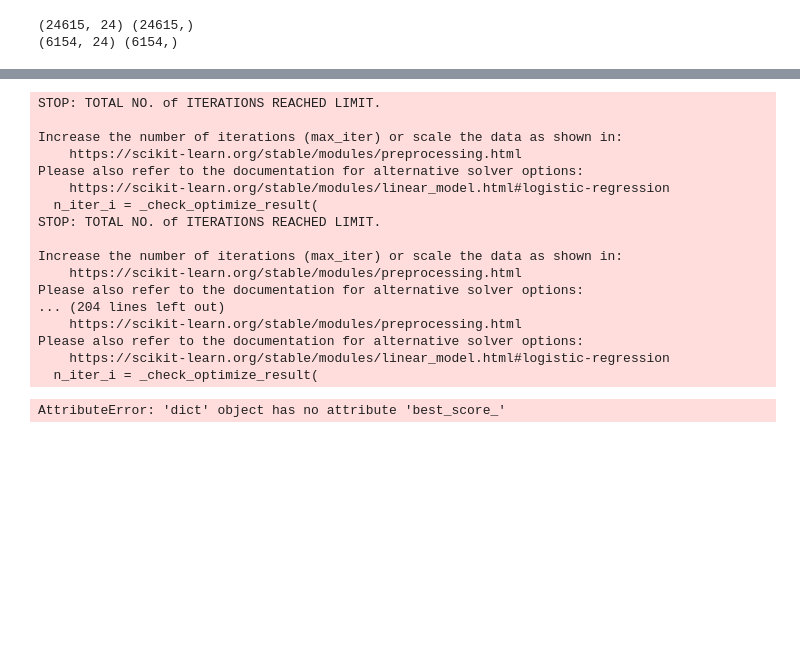
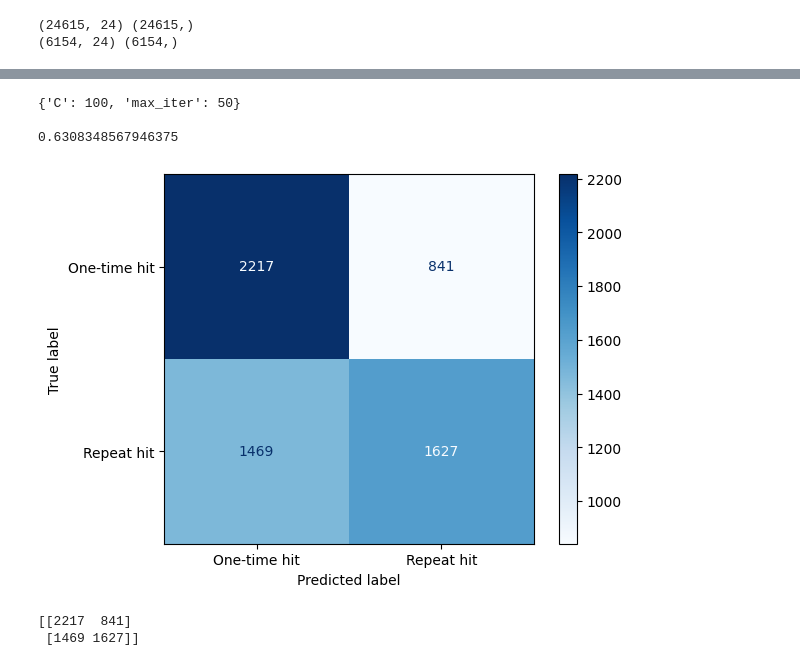
Before and after one commit to Thampi-hub/Springboard_RT, a Jupyter notebook: Capstone_2/2_DataWrangling/readData.ipynb, the cells around one changed output, grey strips where cells are left out. Drawn from its saved outputs; the diff is of its cells as text; code cells hidden in the pictures; blank space fills up the shorter version.

```diff
--- a/Capstone_2/2_DataWrangling/readData.ipynb
+++ b/Capstone_2/2_DataWrangling/readData.ipynb
@@ -390,6 +391,6 @@ modelData.head()
 # %%
-X = modelData.drop("trend_cat", axis=1)
-y = modelData['trend_cat']
+X = modelData.drop("trend_cat_coded", axis=1)
+y = modelData['trend_cat_coded']
 Xtrain, Xtest, ytrain, ytest = train_test_split(X, y,train_size = 0.80, random_state = 42)
                                                 # , stratify = y)
 
@@ -417,32 +411,32 @@ Please also refer to the documentation for alternative solver options:
 # %%
-lr_params = {'penalty' : ['l1','l2','elasticnet'],
-             'C' : [0.01, 0.1, 1, 10, 100],
-            #  'solver' : ['liblinear', 'sag', 'saga', 'lbfgs']
-             }
+lr_params = {'max_iter' : [50, 100, 300, 500],
+             'C' : [0.01, 0.1, 1, 10, 100]
+            }
 
 gridsearch_lr = GridSearchCV(lr, lr_params, cv=5)
 gridsearch_lr.fit(Xtrain, ytrain)
 lr_bestParams = gridsearch_lr.best_params_
-lr_bestParams.best_score_
+lr_bestScore = gridsearch_lr.best_score_
+lr_bestEstimator = gridsearch_lr.best_estimator_
+print(lr_bestParams, "\n")
+print(lr_bestScore)
 # %% [output]
-STOP: TOTAL NO. of ITERATIONS REACHED LIMIT.
+{'C': 100, 'max_iter': 50}
 
-Increase the number of iterations (max_iter) or scale the data as shown in:
-    https://scikit-learn.org/stable/modules/preprocessing.html
-Please also refer to the documentation for alternative solver options:
-    https://scikit-learn.org/stable/modules/linear_model.html#logistic-regression
-  n_iter_i = _check_optimize_result(
-STOP: TOTAL NO. of ITERATIONS REACHED LIMIT.
-
-Increase the number of iterations (max_iter) or scale the data as shown in:
-    https://scikit-learn.org/stable/modules/preprocessing.html
-Please also refer to the documentation for alternative solver options:
-... (204 lines left out)
-    https://scikit-learn.org/stable/modules/preprocessing.html
-Please also refer to the documentation for alternative solver options:
-    https://scikit-learn.org/stable/modules/linear_model.html#logistic-regression
-  n_iter_i = _check_optimize_result(
+0.6308348567946375
-AttributeError: 'dict' object has no attribute 'best_score_'
+# %%
+cm = confusion_matrix(ytest, lr_bestEstimator.predict(Xtest))
+
+# Display the confusion matrix as a plot
+disp = ConfusionMatrixDisplay(confusion_matrix=cm, display_labels=['One-time hit', 'Repeat hit'])
+disp.plot(cmap='Blues')  # You can customize the color map (optional)
+
+# Show the plot
+plt.show()
+# %% [output]
+[figure, added]
+[[2217  841]
+ [1469 1627]]
 # %%
 # from sklearn.svm import SVR
 # from sklearn.metrics import mean_squared_error
```
Also changed, not shown: parts of 3 cells of this notebook.
